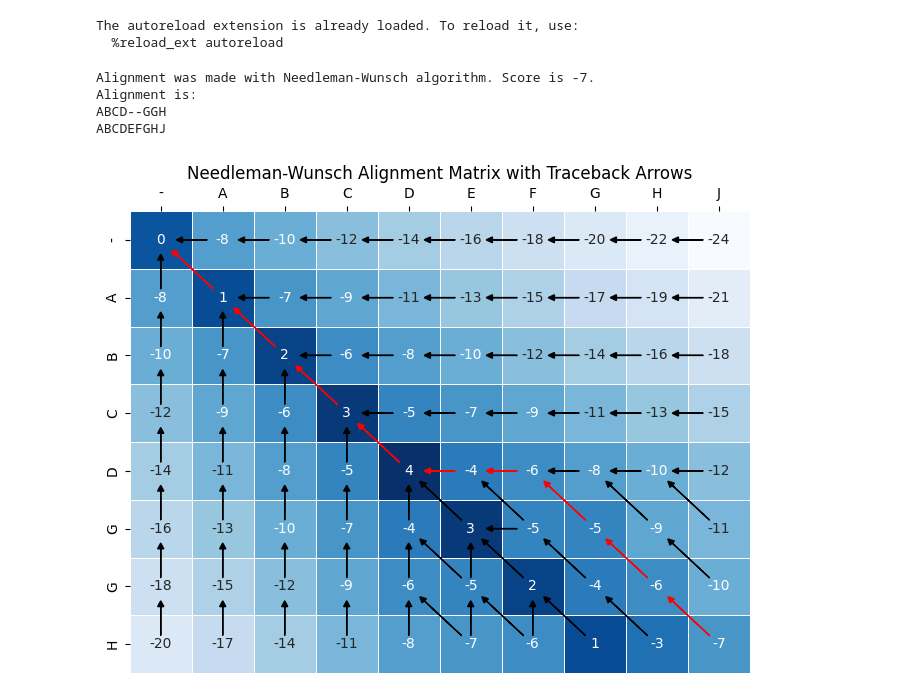
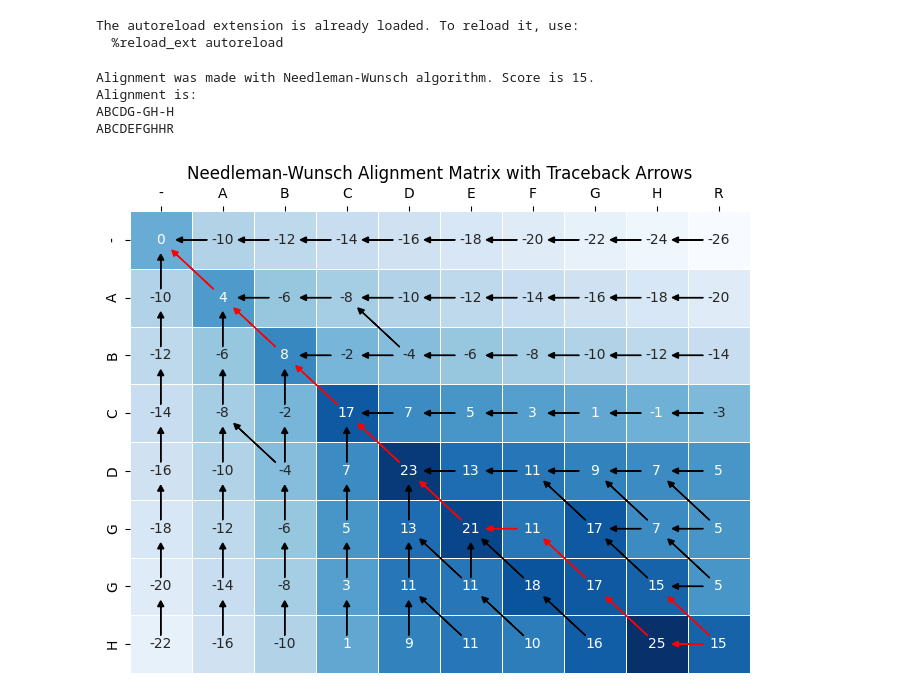
Before and after one commit to akochergina/protein-alignments, a Jupyter notebook: notebooks/needleman_wunsch_dev.ipynb, the cells around one changed output. Drawn from its saved outputs; the diff is of its cells as text; code cells hidden in the pictures.

```diff
--- a/notebooks/needleman_wunsch_dev.ipynb
+++ b/notebooks/needleman_wunsch_dev.ipynb
@@ -17,16 +17,18 @@ sys.path.append(os.path.abspath(os.path.join('..')))
 from modules.needleman_wunsch import needleman_wunsch as nw
 # %%
 seq1='ABCDGGH'
-seq2='ABCDEFGHJ'
+seq2='ABCDEFGHR'
 identity_score=1
 substitution_score=-1
-gap_opening_score=-8
+gap_opening_score=-10
 gap_extension_score = -2
 
-score, alignment1, alignment2 = nw(seq1, seq2, identity_score, substitution_score, gap_opening_score, gap_extension_score)
+# score, alignment1, alignment2 = nw(seq1, seq2, False, gap_opening_score, gap_extension_score, identity_score, substitution_score)
+score, alignment1, alignment2 = nw(seq1, seq2, True, gap_opening_score, gap_extension_score)
+# bug in the traceback
 # %% [output]
-Alignment was made with Needleman-Wunsch algorithm. Score is -7.
+Alignment was made with Needleman-Wunsch algorithm. Score is 15.
 Alignment is:
-ABCD--GGH
-ABCDEFGHJ
+ABCDG-GH-H
+ABCDEFGHHR
-[figure, old version]
+[figure, new version]
```
Also changed, not shown: 1 other file.
